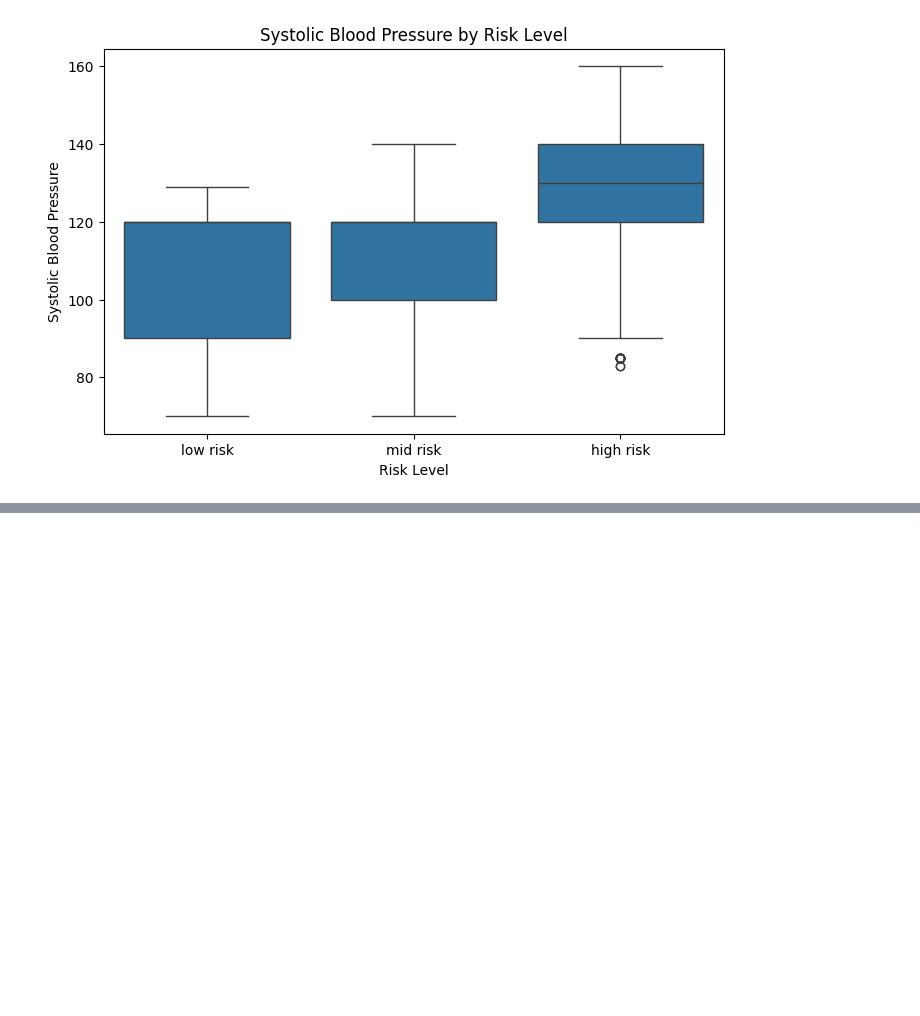
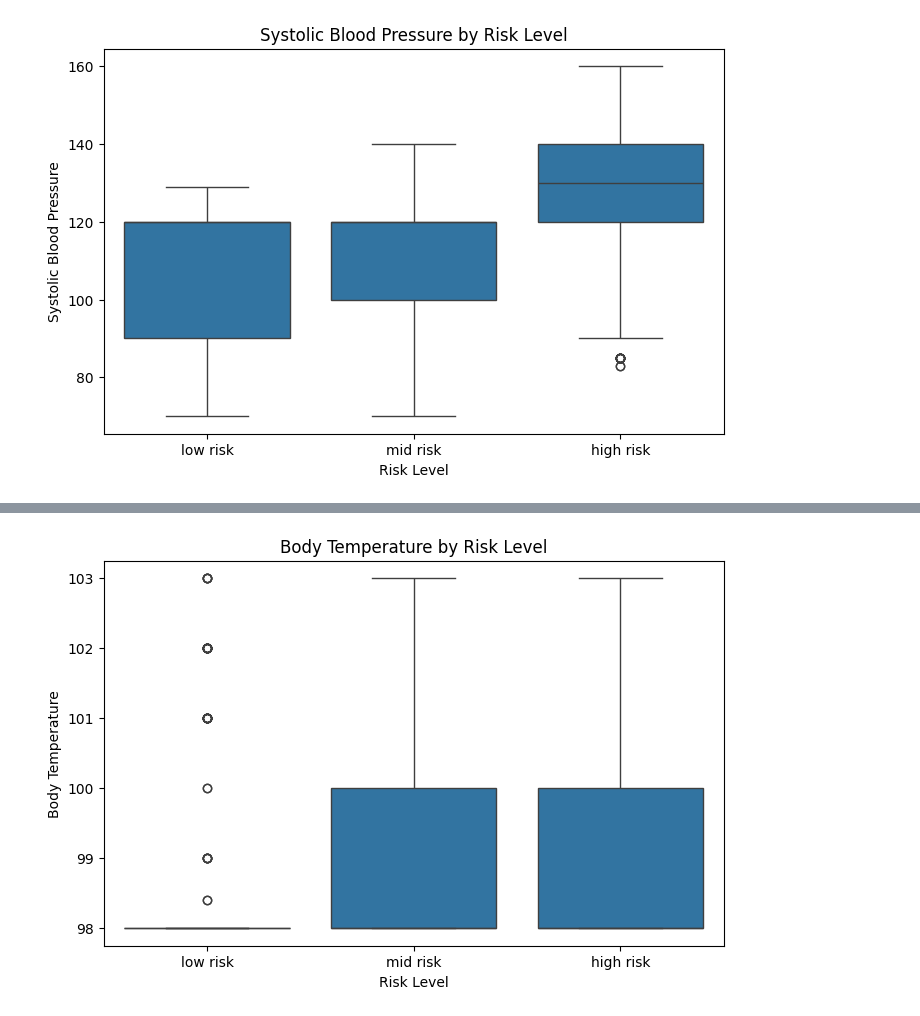
Before and after one commit to Spacexst/AppliedAI, a Jupyter notebook: Project.ipynb, the cells around one changed output, grey strips where cells are left out. Drawn from its saved outputs; the diff is of its cells as text; code cells hidden in the pictures; blank space fills up the shorter version.

```diff
--- a/Project.ipynb
+++ b/Project.ipynb
@@ -290,0 +339,17 @@ plt.show()
+# %%
+plt.figure(figsize=(8, 5))
+
+sns.boxplot(
+    data=df,
+    x="RiskLevel",
+    y="BodyTemp",
+    order=risk_order
+)
+
+plt.title("Body Temperature by Risk Level")
+plt.xlabel("Risk Level")
+plt.ylabel("Body Temperature")
+
+plt.show()
+# %% [output]
+[figure, added]
```
Also changed, not shown: parts of 13 cells of this notebook.
